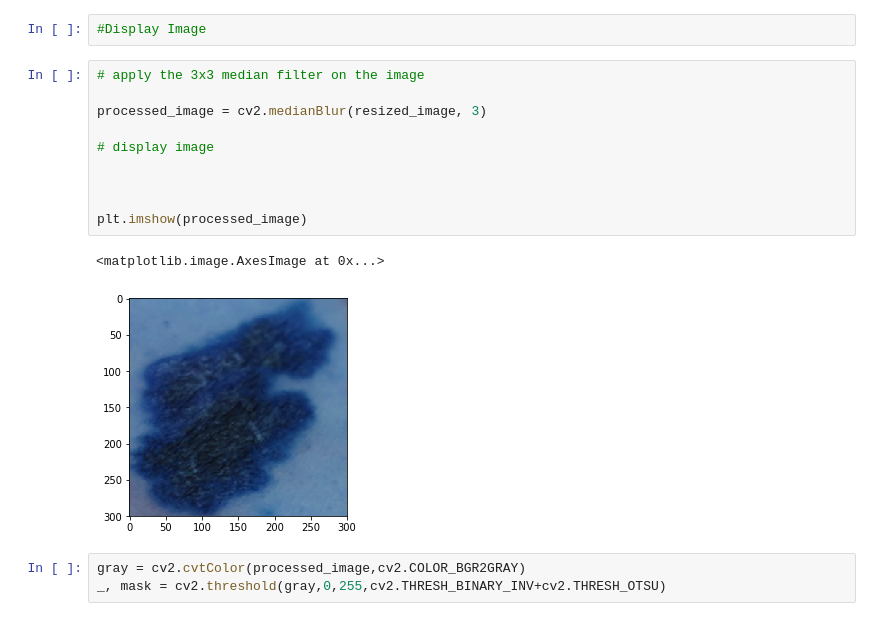
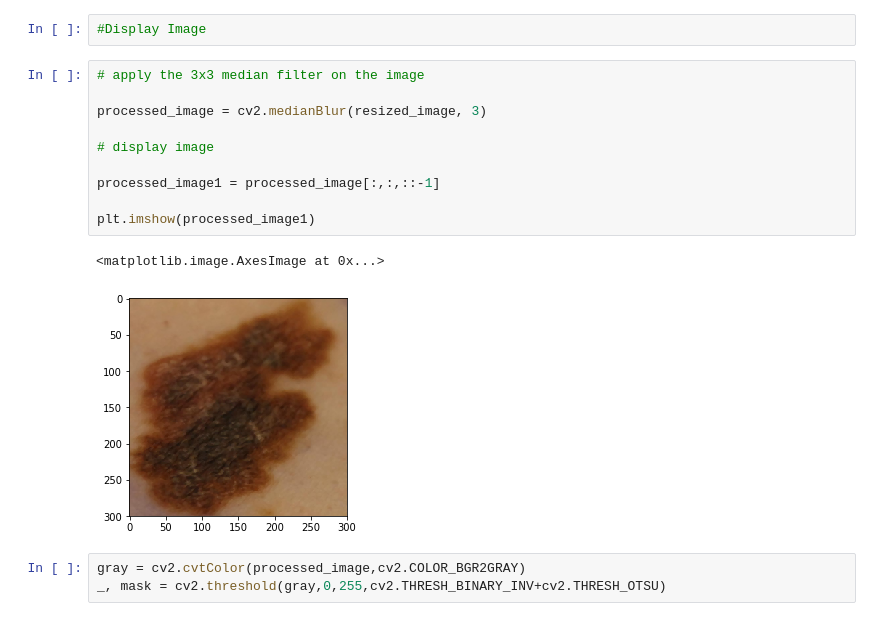
Before and after one commit to thiago092/melanoma_recognition, a Jupyter notebook: melanoma.ipynb, the cells around one changed output. Saved outputs shown, nothing was run; the diff lists cells and outputs as text.

```diff
--- a/melanoma.ipynb
+++ b/melanoma.ipynb
@@ -24,16 +24,16 @@ resized_image = cv2.resize(img, (300,300))
 # %%
 # apply the 3x3 median filter on the image
 
 processed_image = cv2.medianBlur(resized_image, 3)
 
 # display image
 
+processed_image1 = processed_image[:,:,::-1]
 
-
-plt.imshow(processed_image)
+plt.imshow(processed_image1)
 # %% [output]
 <matplotlib.image.AxesImage at 0x...>
-[figure, old version]
+[figure, new version]
 # %%
 gray = cv2.cvtColor(processed_image,cv2.COLOR_BGR2GRAY)
 _, mask = cv2.threshold(gray,0,255,cv2.THRESH_BINARY_INV+cv2.THRESH_OTSU)
```
Also changed, not shown: parts of 9 cells of this notebook.
